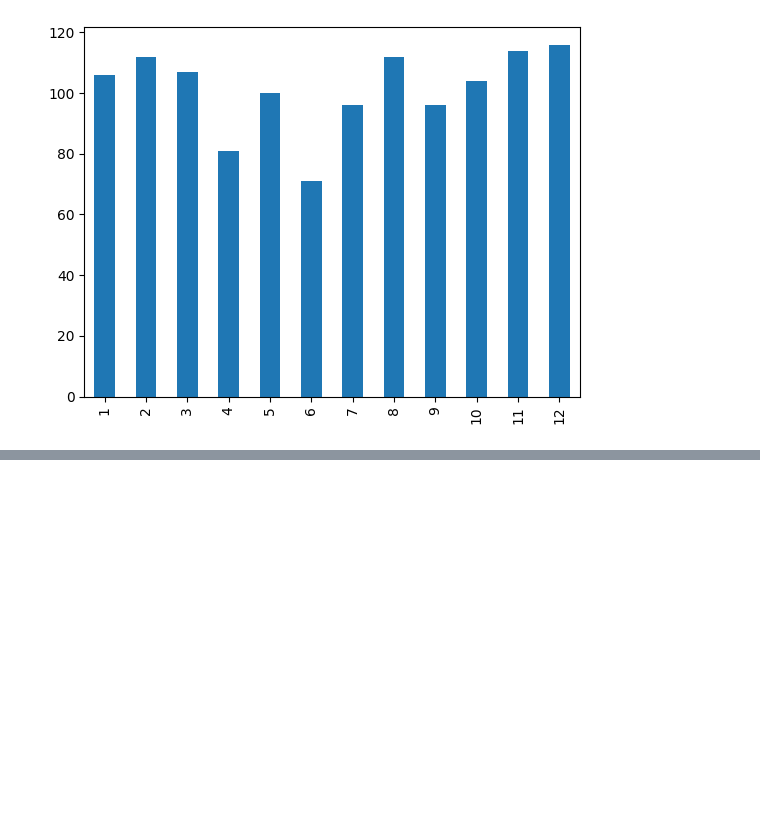
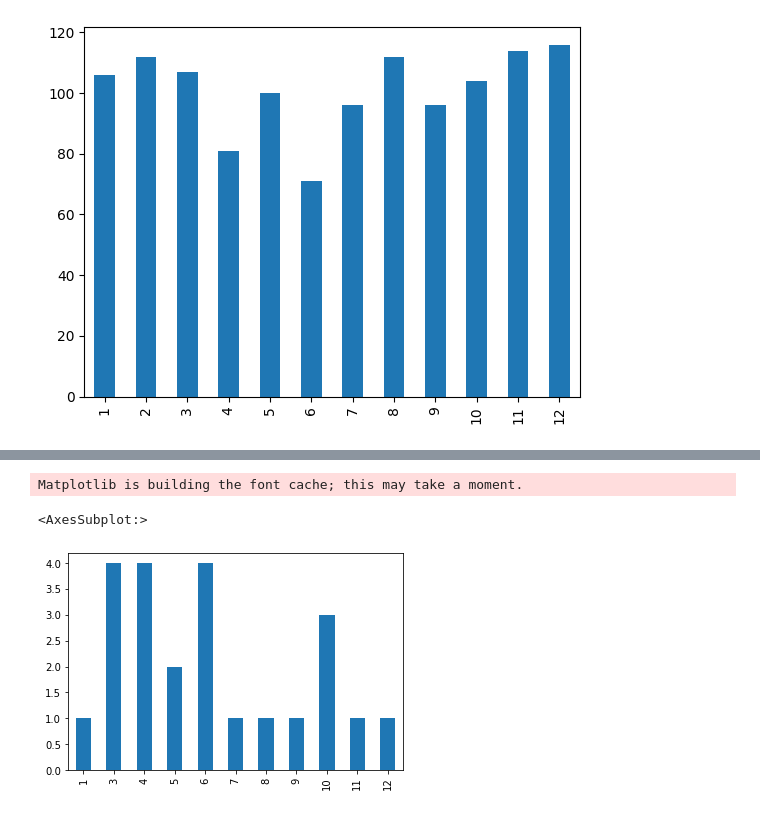
Before and after one commit to HitaloNasc/temporal-analysis-of-domestic-violence-in-the-state-of-pernambuco, a Jupyter notebook: analises/teste_violencia.ipynb, the cells around one changed output, grey strips where cells are left out. Saved outputs shown, nothing was run; the diff lists cells and outputs as text; code cells hidden in the pictures; blank space fills up the shorter version.

Commit message:
adição das analises da capital

```diff
--- a/analises/teste_violencia.ipynb
+++ b/analises/teste_violencia.ipynb
@@ -885,0 +911,3 @@ df_agreste[ (df['SEXO'] == 'FEMININO') & (df['IDADE SENASP'] == '35-64') &  (df[
+# %%
+df_capital =df[ df['REGIAO GEOGRÁFICA'] == 'CAPITAL' ]
+df_capital
@@ -885,0 +980,6 @@ df_agreste[ (df['SEXO'] == 'FEMININO') & (df['IDADE SENASP'] == '35-64') &  (df[
+# %%
+df_capital[ (df['SEXO'] == 'FEMININO') & (df['IDADE SENASP'] == '35-64') &  (df['TOTAL DE ENVOLVIDOS'] == 1) & (df['NATUREZA'] =='AMEAÇA POR VIOLÊNCIA DOMÉSTICA/FAMILIAR') & (df['ANO'] == 2021) ]['MÊS DO FATO'].value_counts().sort_index().plot.bar()
+# %% [output]
+Matplotlib is building the font cache; this may take a moment.
+<AxesSubplot:>
+[figure, added]
```
Also changed, not shown: parts of 12 cells of this notebook.
